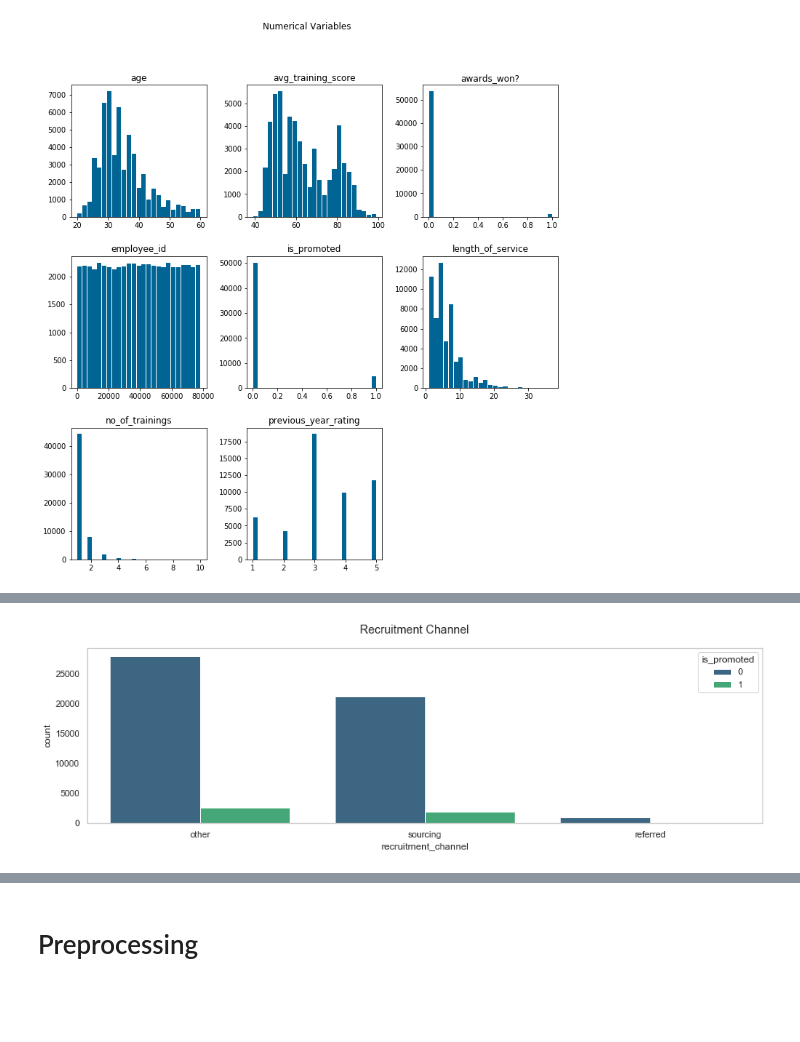
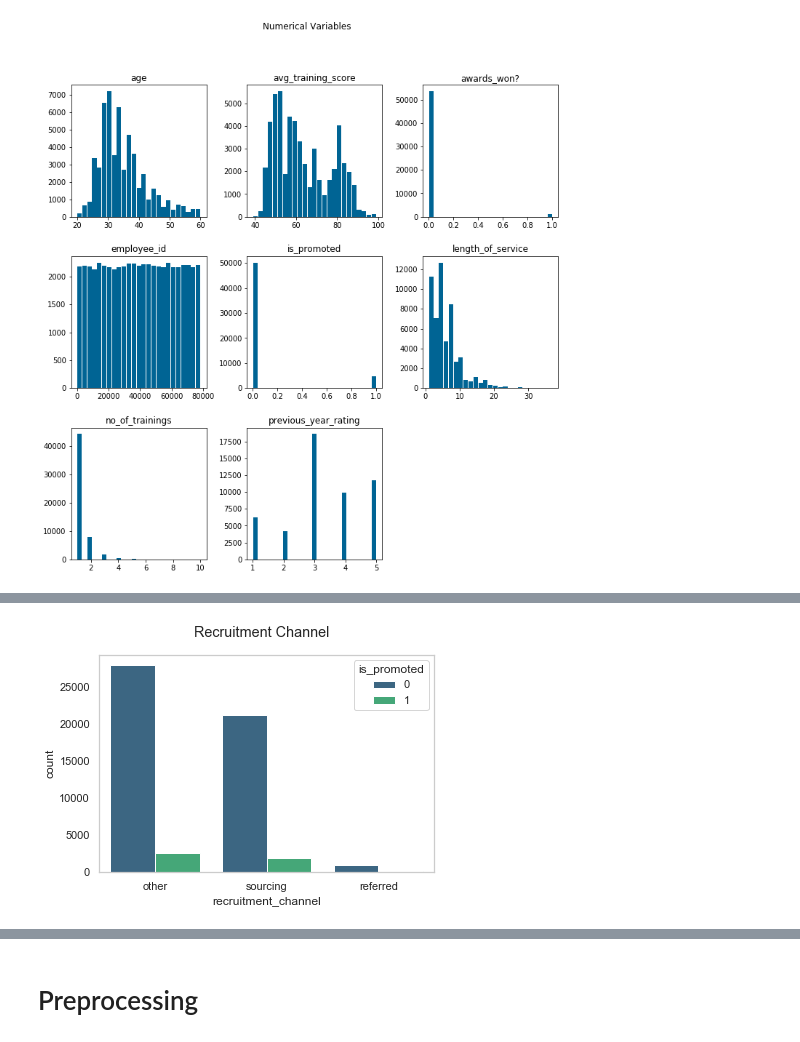
Before and after one commit to raquelcreis/hr_analytics, a Jupyter notebook: notebook.ipynb, the cells around one changed output, grey strips where cells are left out. Drawn from its saved outputs; the diff is of its cells as text; code cells hidden in the pictures; blank space fills up the shorter version.

```diff
--- a/notebook.ipynb
+++ b/notebook.ipynb
@@ -105,13 +105,13 @@ plt.show()
 # %%
 # categorical features - recruitment_channel
-plt.figure(figsize=(15,4))
+plt.figure(figsize=(6,4))
 ax = sns.countplot(x="recruitment_channel",data=train, palette="viridis",hue="is_promoted", order=train['recruitment_channel'].value_counts().index)
 ax.grid(False)
 sns.set(style="whitegrid")
 plt.suptitle("Recruitment Channel")
 plt.show()
 # %% [output]
-[figure, old version]
+[figure, new version]
 # %%
 ax = train.is_promoted.hist(color='#006494')
 ax.grid(False)
```
Also changed, not shown: parts of 5 cells of this notebook.
